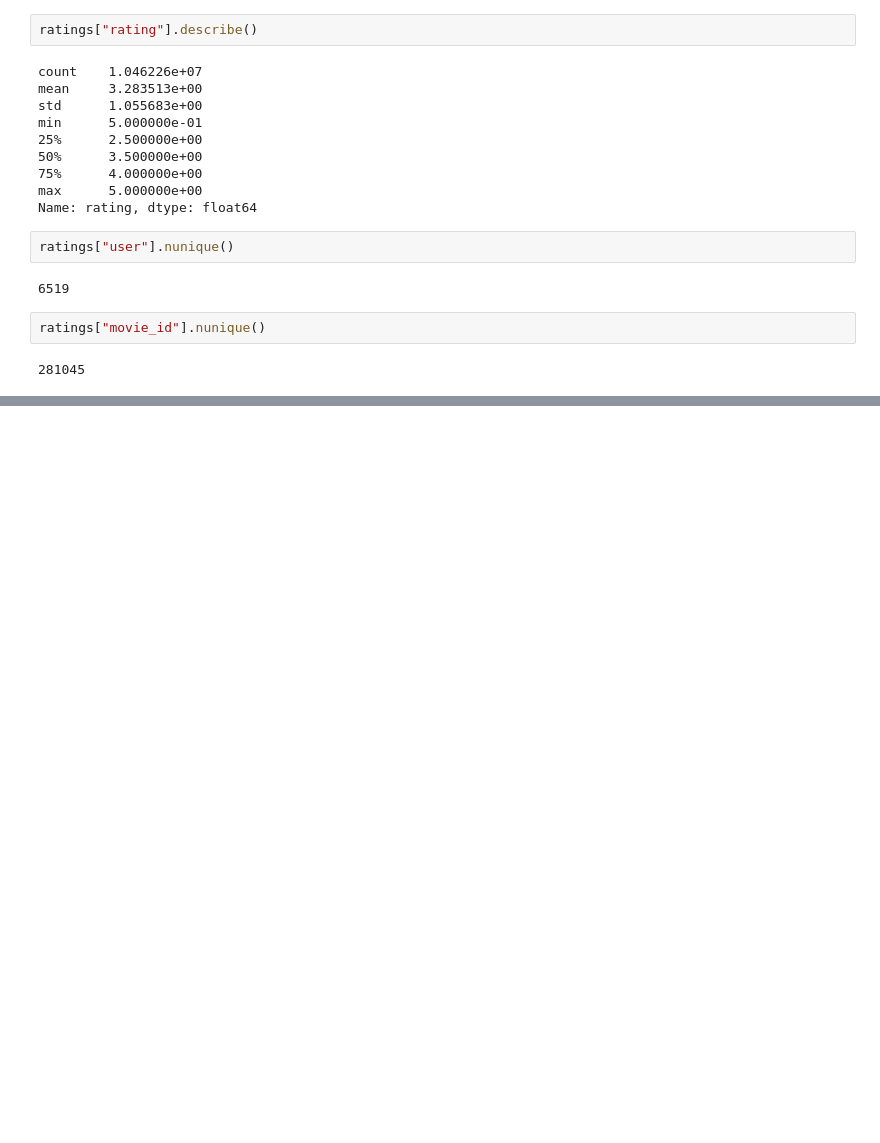
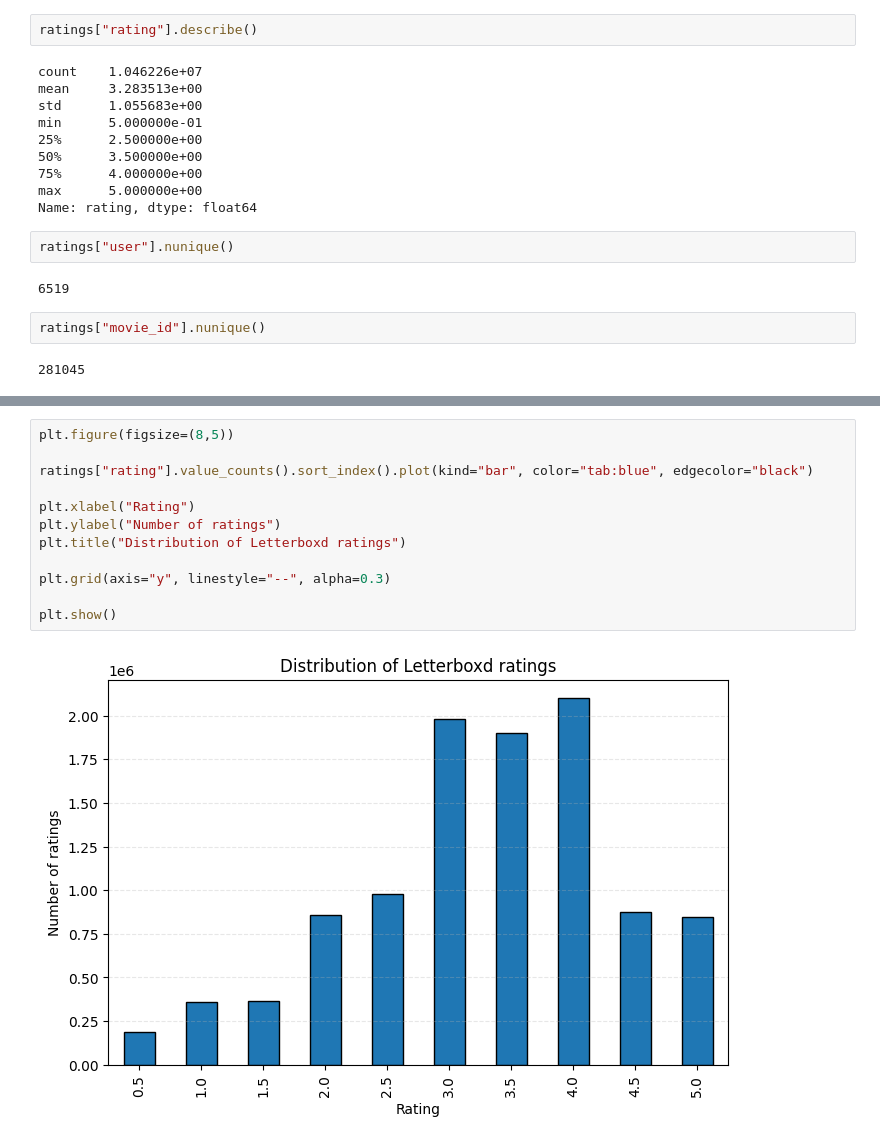
Before and after one commit to vishiblue/letterboxd-data-project, a Jupyter notebook: notebooks/01_data_loading.ipynb, the cells around one changed output, grey strips where cells are left out. Drawn from its saved outputs; the diff is of its cells as text; blank space fills up the shorter version.

Commit message:
Added a ratings distribution analysis to the notebook

```diff
--- a/notebooks/01_data_loading.ipynb
+++ b/notebooks/01_data_loading.ipynb
@@ -68,0 +98,14 @@ ratings["movie_id"].nunique()
+# %%
+plt.figure(figsize=(8,5))
+
+ratings["rating"].value_counts().sort_index().plot(kind="bar", color="tab:blue", edgecolor="black")
+
+plt.xlabel("Rating")
+plt.ylabel("Number of ratings")
+plt.title("Distribution of Letterboxd ratings")
+
+plt.grid(axis="y", linestyle="--", alpha=0.3)
+
+plt.show()
+# %% [output]
+[figure, added]
```
Also changed, not shown: parts of 9 cells of this notebook.
